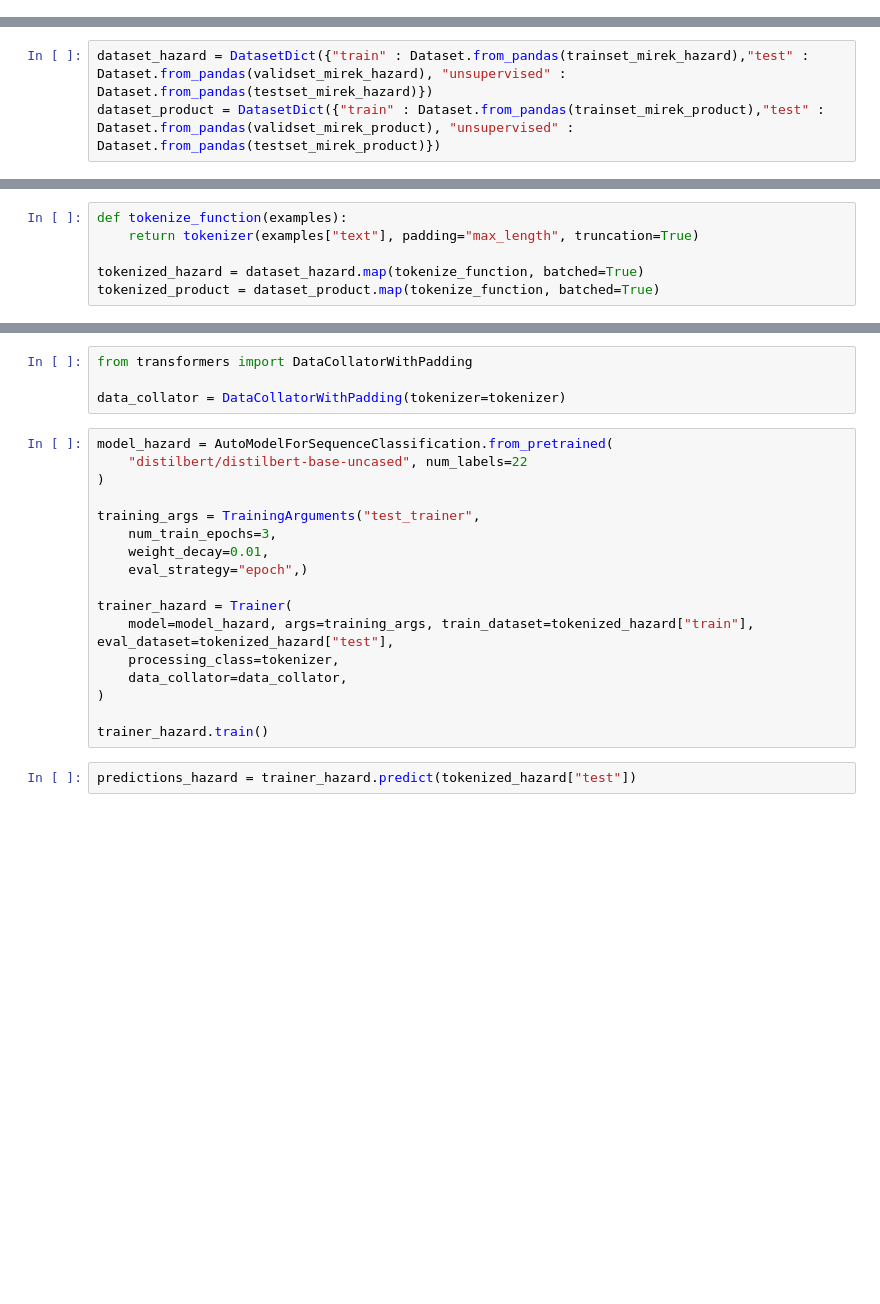
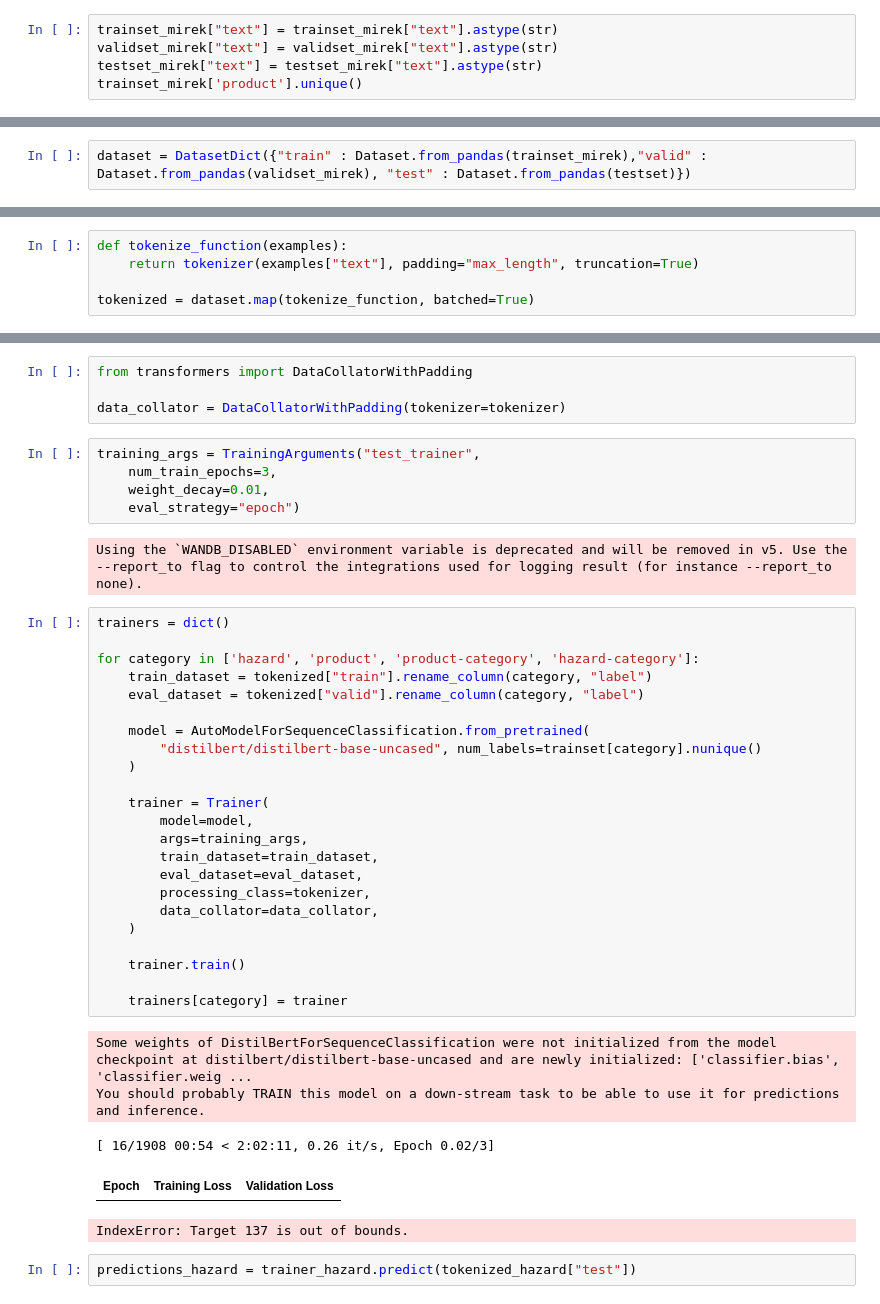
Before and after one commit to janmalyy/food-hazard-detection, a Jupyter notebook: main.ipynb, the cells around one changed output, grey strips where cells are left out. Drawn from its saved outputs; the diff is of its cells as text; blank space fills up the shorter version.

```diff
--- a/main.ipynb
+++ b/main.ipynb
@@ -302,0 +241,5 @@ testset_mirek_product = testset_mirek_product.replace({"label": label2id_product
+# %%
+trainset_mirek["text"] = trainset_mirek["text"].astype(str)
+validset_mirek["text"] = validset_mirek["text"].astype(str)
+testset_mirek["text"] = testset_mirek["text"].astype(str)
+trainset_mirek['product'].unique()
@@ -303,11 +248,9 @@ testset_mirek_product = testset_mirek_product.replace({"label": label2id_product
 # %%
-dataset_hazard = DatasetDict({"train" : Dataset.from_pandas(trainset_mirek_hazard),"test" : Dataset.from_pandas(validset_mirek_hazard), "unsupervised" : Dataset.from_pandas(testset_mirek_hazard)})
-dataset_product = DatasetDict({"train" : Dataset.from_pandas(trainset_mirek_product),"test" : Dataset.from_pandas(validset_mirek_product), "unsupervised" : Dataset.from_pandas(testset_mirek_product)})
+dataset = DatasetDict({"train" : Dataset.from_pandas(trainset_mirek),"valid" : Dataset.from_pandas(validset_mirek), "test" : Dataset.from_pandas(testset)})
 # %%
 tokenizer = AutoTokenizer.from_pretrained("distilbert/distilbert-base-uncased")
 # %%
 def tokenize_function(examples):
     return tokenizer(examples["text"], padding="max_length", truncation=True)
 
-tokenized_hazard = dataset_hazard.map(tokenize_function, batched=True)
-tokenized_product = dataset_product.map(tokenize_function, batched=True)
+tokenized = dataset.map(tokenize_function, batched=True)
@@ -315,23 +275,42 @@ tokenized_product = dataset_product.map(tokenize_function, batched=True)
 from transformers import DataCollatorWithPadding
 
 data_collator = DataCollatorWithPadding(tokenizer=tokenizer)
+# %%
+training_args = TrainingArguments("test_trainer",
+    num_train_epochs=3,
+    weight_decay=0.01,
+    eval_strategy="epoch")
+# %% [output]
+Using the `WANDB_DISABLED` environment variable is deprecated and will be removed in v5. Use the --report_to flag to control the integrations used for logging result (for instance --report_to none).
 # %%
-model_hazard = AutoModelForSequenceClassification.from_pretrained(
-    "distilbert/distilbert-base-uncased", num_labels=22
-)
+trainers = dict()
 
-training_args = TrainingArguments("test_trainer",
-    num_train_epochs=3,
-    weight_decay=0.01,
-    eval_strategy="epoch",)
+for category in ['hazard', 'product', 'product-category', 'hazard-category']:
+    train_dataset = tokenized["train"].rename_column(category, "label")
+    eval_dataset = tokenized["valid"].rename_column(category, "label")
 
-trainer_hazard = Trainer(
-    model=model_hazard, args=training_args, train_dataset=tokenized_hazard["train"], eval_dataset=tokenized_hazard["test"],
-    processing_class=tokenizer,
-    data_collator=data_collator,
-)
+    model = AutoModelForSequenceClassification.from_pretrained(
+        "distilbert/distilbert-base-uncased", num_labels=trainset[category].nunique()
+    )
 
-trainer_hazard.train()
+    trainer = Trainer(
+        model=model,
+        args=training_args,
+        train_dataset=train_dataset,
+        eval_dataset=eval_dataset,
+        processing_class=tokenizer,
+        data_collator=data_collator,
+    )
+
+    trainer.train()
+
+    trainers[category] = trainer
+# %% [output]
+Some weights of DistilBertForSequenceClassification were not initialized from the model checkpoint at distilbert/distilbert-base-uncased and are newly initialized: ['classifier.bias', 'classifier.weig ...
+You should probably TRAIN this model on a down-stream task to be able to use it for predictions and inference.
+[ 16/1908 00:54 < 2:02:11, 0.26 it/s, Epoch 0.02/3]
+| Epoch | Training Loss | Validation Loss |
+IndexError: Target 137 is out of bounds.
 # %%
 predictions_hazard = trainer_hazard.predict(tokenized_hazard["test"])
 # %%
```
Also changed, not shown: parts of 13 cells of this notebook.
